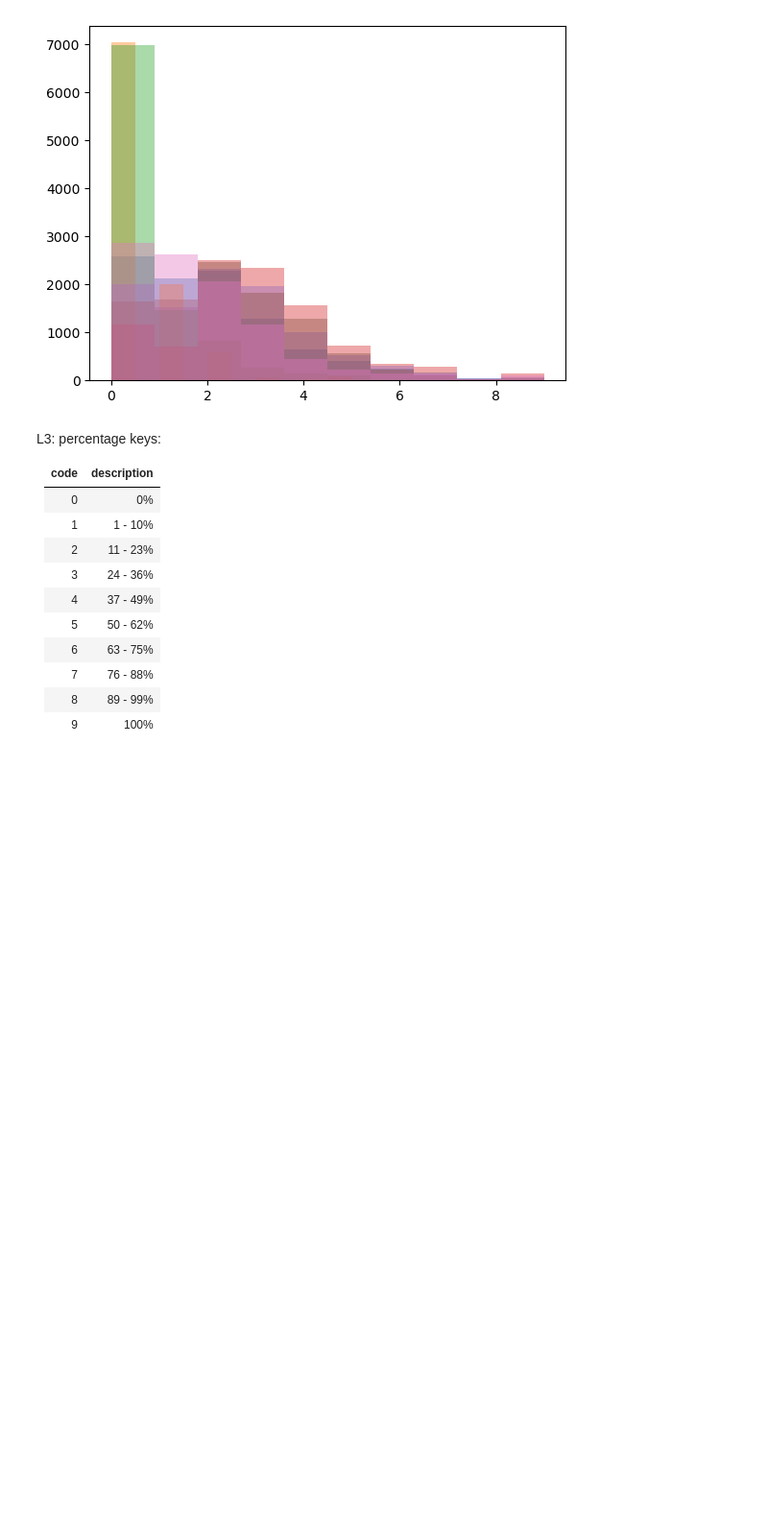
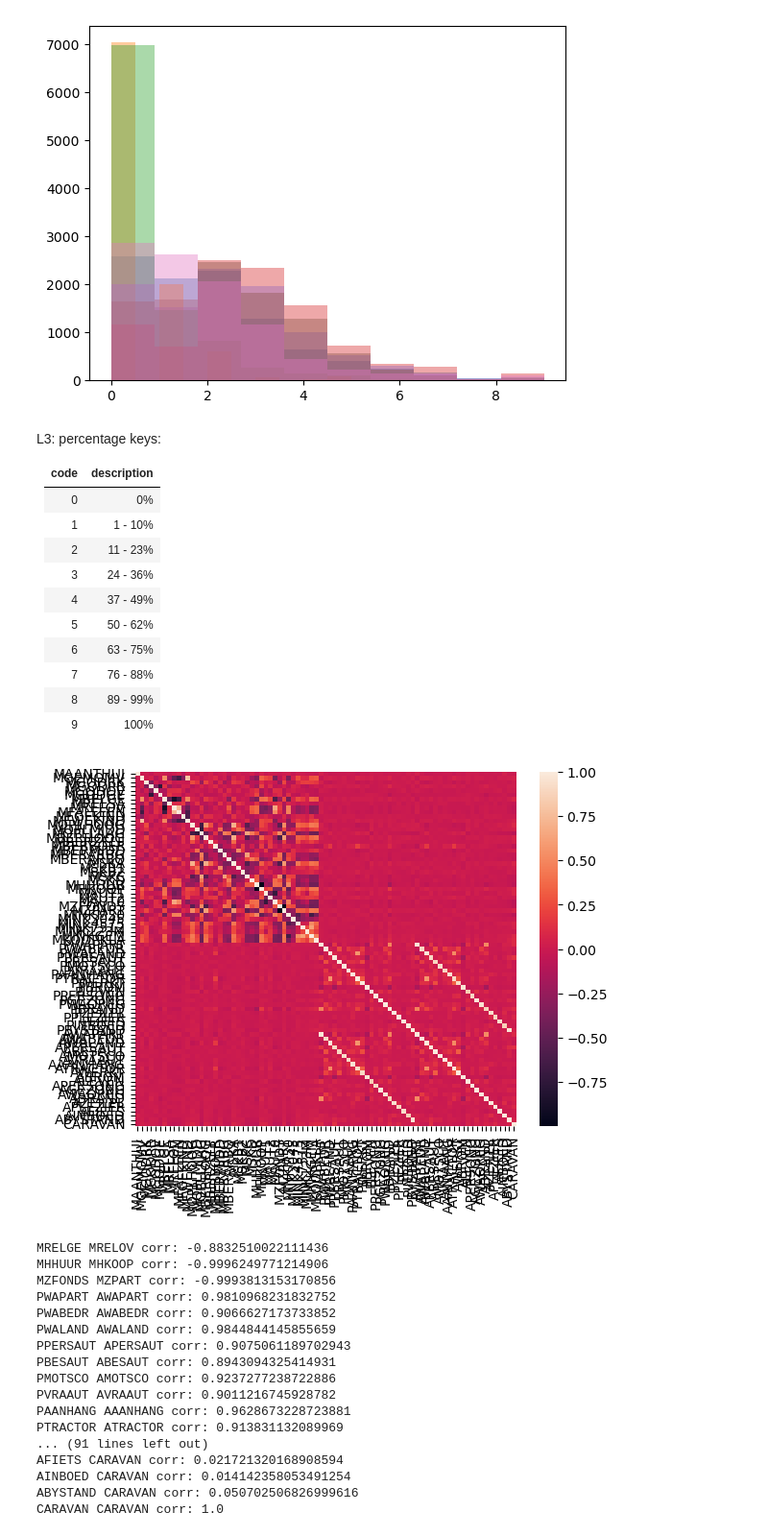
Before and after one commit to adellasiega/SoftVoting, a Jupyter notebook: blocco1.ipynb, the cells around one changed output. Shown at 96% size. Drawn from its saved outputs; the diff is of its cells as text; code cells hidden in the pictures; blank space fills up the shorter version.

Commit message:
correlation analysis

```diff
--- a/blocco1.ipynb
+++ b/blocco1.ipynb
@@ -294,3 +289,43 @@ L3: percentage keys:
 |7| 76 - 88%|
 |8| 89 - 99%|
 |9| 100%|
+# %%
+#remove the columns ORIGIN and MOSTYPE and MGEMLEEF
+data_num_var = data.drop(['ORIGIN', 'MOSTYPE', 'MGEMLEEF', 'MOSHOOFD'], axis=1)
+data_cat_var = data[['MOSTYPE', 'MGEMLEEF', 'MOSHOOFD', 'CARAVAN']]
+# %%
+#plot the correlation matrix of the numerical variables
+import seaborn as sns
+corr = data_num_var.corr()
+sns.heatmap(corr,
+            xticklabels=corr.columns.values,
+            yticklabels=corr.columns.values)
+plt.show()
+
+#print the couples of variables with a correlation higher than 0.5
+for i in range(len(corr.columns)):
+    for j in range(i,len(corr.columns)):
+        if abs(corr.iloc[i, j]) > 0.8 and i != j:
+            print(corr.columns[i], corr.columns[j], 'corr:', corr.iloc[i, j])
+
+for i in range(len(corr.columns)):
+    print(corr.columns[i], corr.columns[-1], 'corr:', corr.iloc[i, -1])
+# %% [output]
+[figure, added]
+MRELGE MRELOV corr: -0.8832510022111436
+MHHUUR MHKOOP corr: -0.9996249771214906
+MZFONDS MZPART corr: -0.9993813153170856
+PWAPART AWAPART corr: 0.9810968231832752
+PWABEDR AWABEDR corr: 0.9066627173733852
+PWALAND AWALAND corr: 0.9844844145855659
+PPERSAUT APERSAUT corr: 0.9075061189702943
+PBESAUT ABESAUT corr: 0.8943094325414931
+PMOTSCO AMOTSCO corr: 0.9237277238722886
+PVRAAUT AVRAAUT corr: 0.9011216745928782
+PAANHANG AAANHANG corr: 0.9628673228723881
+PTRACTOR ATRACTOR corr: 0.913831132089969
+... (91 lines left out)
+AFIETS CARAVAN corr: 0.021721320168908594
+AINBOED CARAVAN corr: 0.014142358053491254
+ABYSTAND CARAVAN corr: 0.050702506826999616
+CARAVAN CARAVAN corr: 1.0
```
Also changed, not shown: parts of 5 cells of this notebook, 2 other files.
